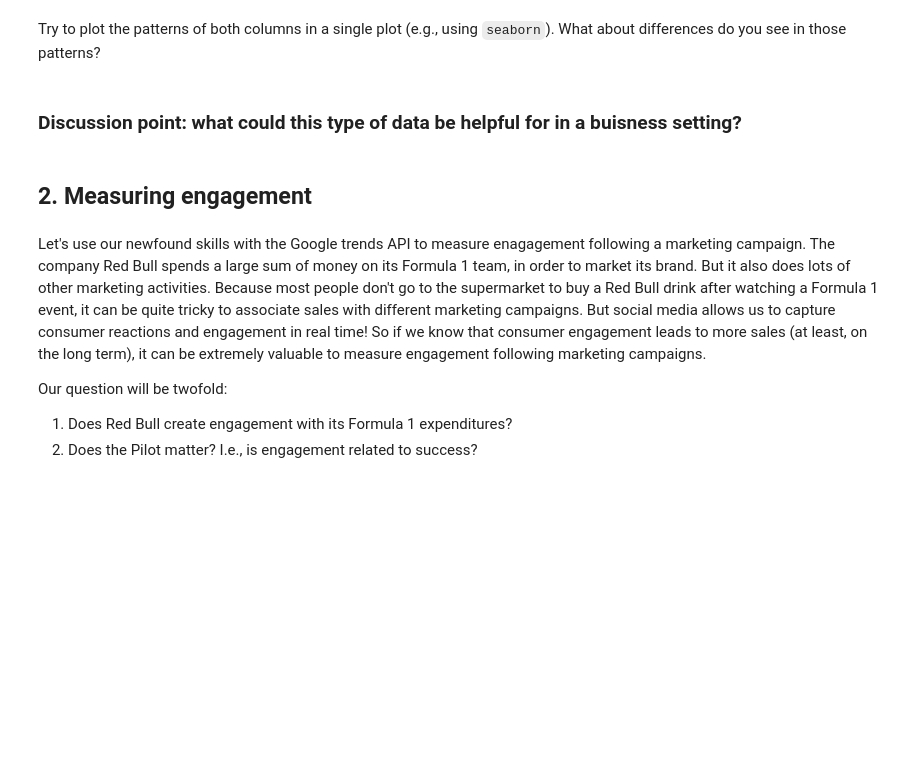
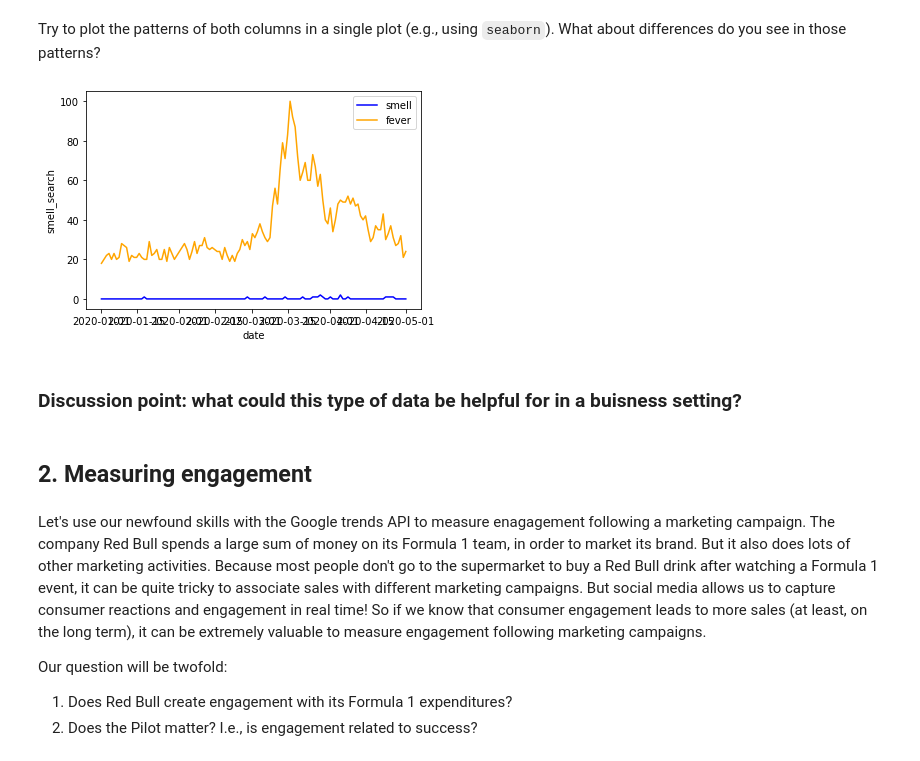
Before and after one commit to mattlim96/digi-tech-smm750, a Jupyter notebook: week04/DTVC_Week 4_Exercise notebook.ipynb, the cells around one changed output. Saved outputs shown, nothing was run; the diff lists cells and outputs as text; code cells hidden in the pictures; blank space fills up the shorter version.

```diff
--- a/week04/DTVC_Week 4_Exercise notebook.ipynb
+++ b/week04/DTVC_Week 4_Exercise notebook.ipynb
@@ -111,3 +240,13 @@ What do you see?
 ### Exercise 2:
 # %% [markdown]
 Let's explore another country: check both of the search terms "smell" and "fever" for the United Kingdom (`geo="GB"`), for the timeframe January 1, 2020 to May 1, 2020 (`'2020-01-01 2020-05-01'`).
+# %%
+pytrend = TrendReq()
+pytrend.build_payload(kw_list = ["can't smell",'fever'],timeframe='2020-01-01 2020-05-01', geo="GB")
+gb_trends = pytrend.interest_over_time()
+# gb_trends
+gb_trends = pd.DataFrame(data = {'date': gb_trends.index.tolist(),
+                                 'smell_search': gb_trends["can't smell"].tolist(),
+                                 'fever_search': gb_trends["fever"].tolist()})
+
+gb_trends.head()
@@ -114,5 +272,17 @@ Let's explore another country: check both of the search terms "smell" and "fever
 # %% [markdown]
 Try to plot the patterns of both columns in a single plot (e.g., using `seaborn`). What about differences do you see in those patterns?
+# %%
+sns.lineplot( x = 'date',
+             y = 'smell_search',
+             data = gb_trends,
+             label = 'smell', color="blue")
+sns.lineplot( x = 'date',
+             y = 'fever_search',
+             data = gb_trends,
+             label = 'fever', color="orange")
+plt.show()
+# %% [output]
+[figure, added]
 # %% [markdown]
 ### Discussion point: what could this type of data be helpful for in a buisness setting?
 # %% [markdown]
```
Also changed, not shown: parts of 35 cells of this notebook, 18 other files.
